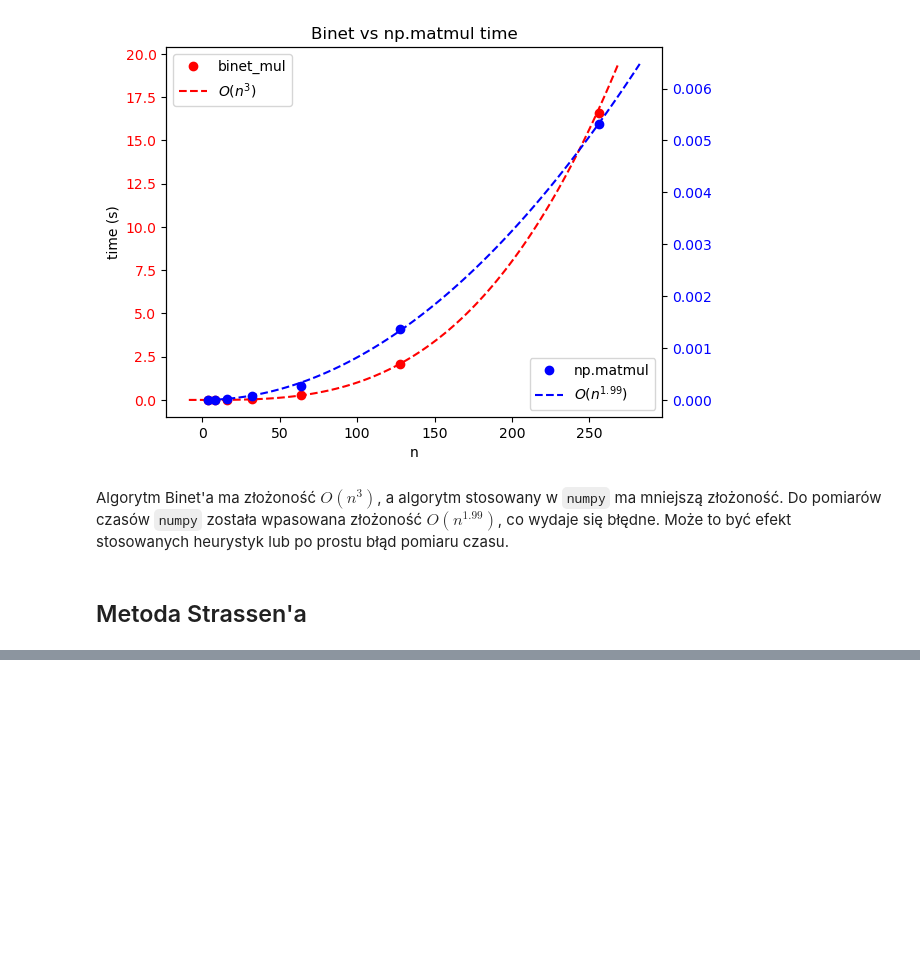
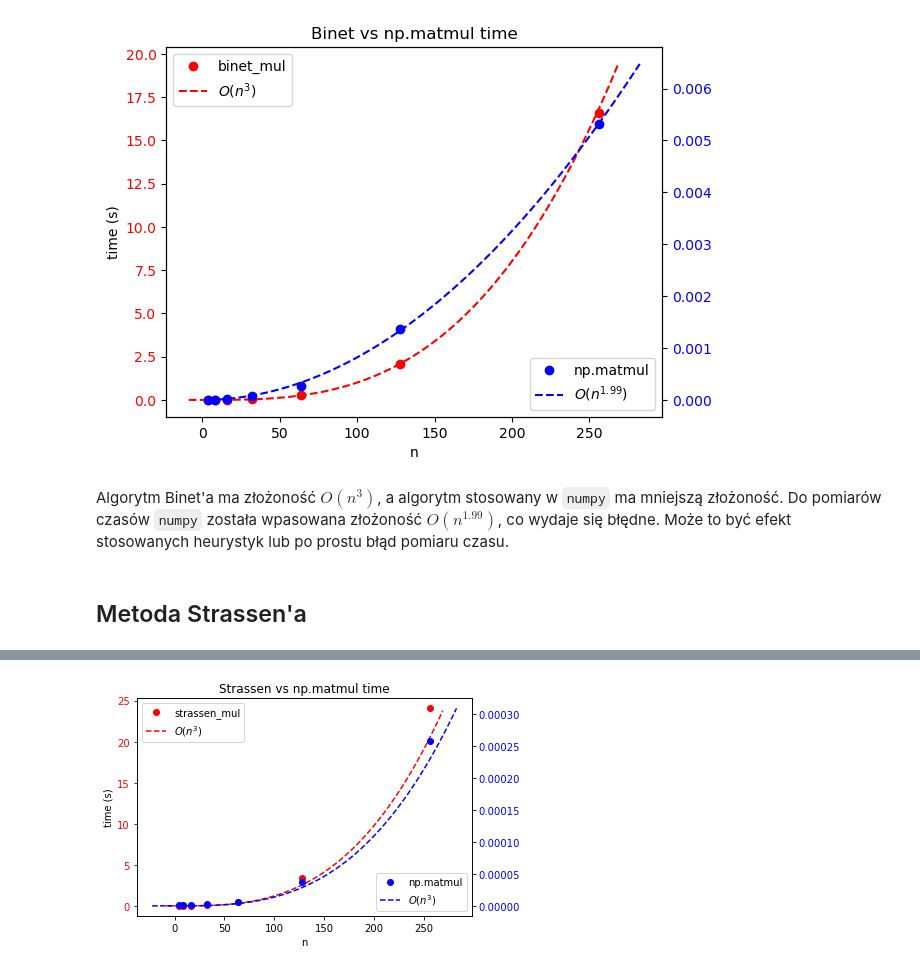
Before and after one commit to weed478/algomat, a Jupyter notebook: zad1/report.ipynb, the cells around one changed output, grey strips where cells are left out. Cells and saved outputs as stored; diff of their text form; code cells hidden in the pictures; blank space fills up the shorter version.

```diff
--- a/zad1/report.ipynb
+++ b/zad1/report.ipynb
@@ -173,0 +278,35 @@ Może to być efekt stosowanych heurystyk lub po prostu błąd pomiaru czasu.
+# %%
+import scipy.optimize
+
+fig, ax1 = plt.subplots()
+ax1.set_xlabel('n')
+ax1.set_ylabel('time (s)')
+ax1.tick_params(axis='y', labelcolor='red')
+ax1.plot(df_strassen['n'], df_strassen['time_strassen'], 'o', label='strassen_mul', color='red')
+
+x = df_strassen['n']
+y = df_strassen['time_strassen']
+p = np.polyfit(x, y, 3)
+p[1:] = 0
+x = np.linspace(*plt.xlim(), 100)
+ax1.plot(x, np.polyval(p, x), 'r--', label='$O(n^3)$')
+
+ax2 = ax1.twinx()
+ax2.tick_params(axis='y', labelcolor='blue')
+ax2.plot(df_strassen['n'], df_strassen['time_np'], 'o', label='np.matmul', color='blue')
+
+def f(x, a, b):
+    return a * x**b
+x = df_strassen['n'].astype(np.float64)
+y = df_strassen['time_np'].astype(np.float64)
+p = np.polyfit(x, y, 3)
+p[1:] = 0
+x = np.linspace(*plt.xlim(), 100)
+ax2.plot(x, np.polyval(p, x), 'b--', label='$O(n^3)$')
+
+ax1.legend()
+ax2.legend(loc='lower right')
+plt.title('Strassen vs np.matmul time')
+plt.show()
+# %% [output]
+[figure, added]
```
Also changed, not shown: parts of 6 cells of this notebook, 2 other files.
